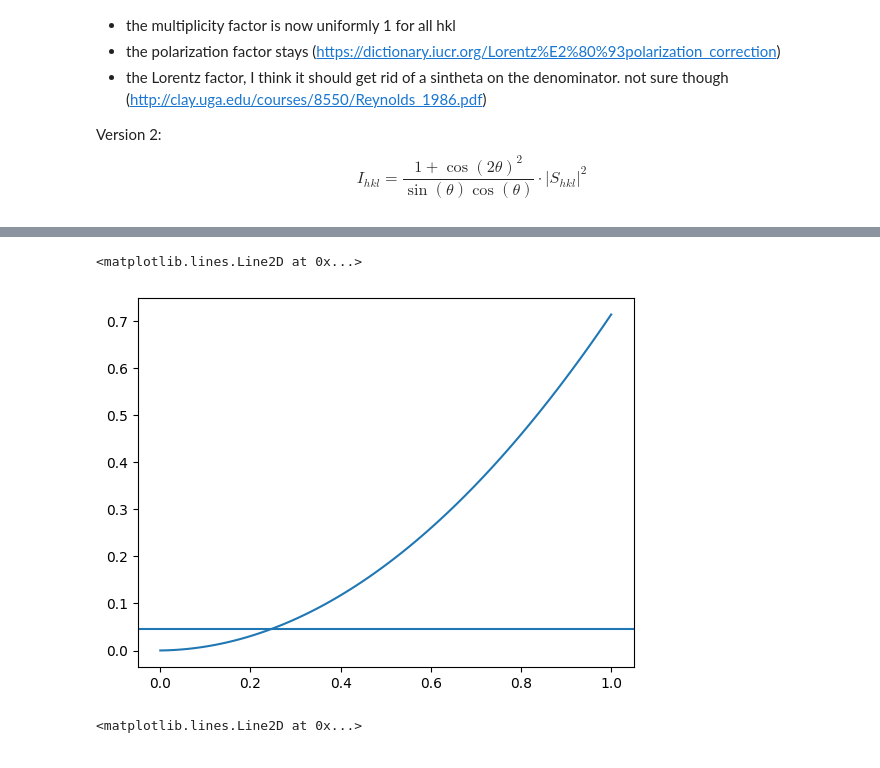
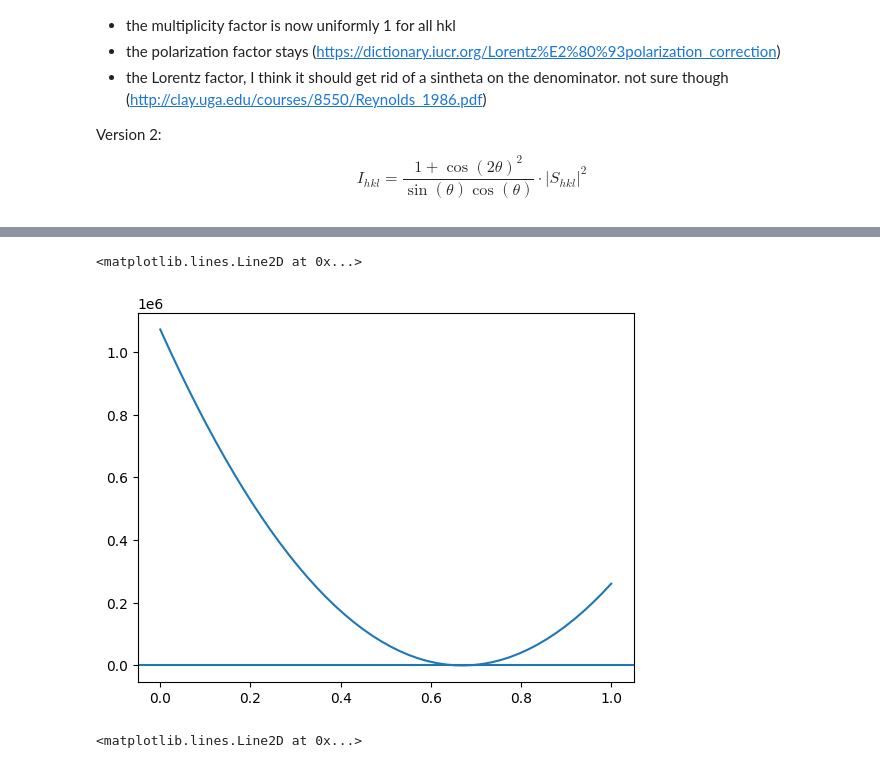
Before and after one commit to beepmo/intense_XRD, a Jupyter notebook: hkl_intensity_calculator3.ipynb, the cells around one changed output, grey strips where cells are left out. Cells and saved outputs as stored; diff of their text form; code cells hidden in the pictures.

```diff
--- a/hkl_intensity_calculator3.ipynb
+++ b/hkl_intensity_calculator3.ipynb
@@ -619,20 +616,28 @@ def thin_I2(hkl,abc,x,S):
 # %%
-# increase robustness, decrease mem efficiency
 '''
-La2p3TiO3 intensity shortcut using lorentz v1
+La2p3TiO3 intensity shortcut. Increase robustness, decrease mem efficiency.
+- using lorentz v1.
+@param s input order param directly
 '''
-def LaI(hkl,x):
-    return thin_I(hkl,LTO_abc,x,L2p3TO_S)
+def LaI(hkl,s):
+    return thin_I(hkl,LTO_abc,x_from_sigma(s),L2p3TO_S)
 # %%
 measured_small_peak_1 = 16.8
 measured_big_peak_2 = 362.5
 
 # for intercepting
-plt.plot(s, i001 / (i200+i020+i004))
+s = np.linspace(0,1)
+plt.plot(s,
+         LaI('001',s) /
+        (LaI('004',s)
+        +LaI('200',s)
+        +LaI('020',s)
+        )
+         )
 plt.axhline(y=measured_small_peak_1/measured_big_peak_2)
 # %% [output]
 <matplotlib.lines.Line2D at 0x...>
-[figure, old version]
+[figure, new version]
 # %%
 # calculations v2
 x = np.linspace(1/3,2/3,num=100)
```
Also changed, not shown: parts of 1 cell of this notebook.
